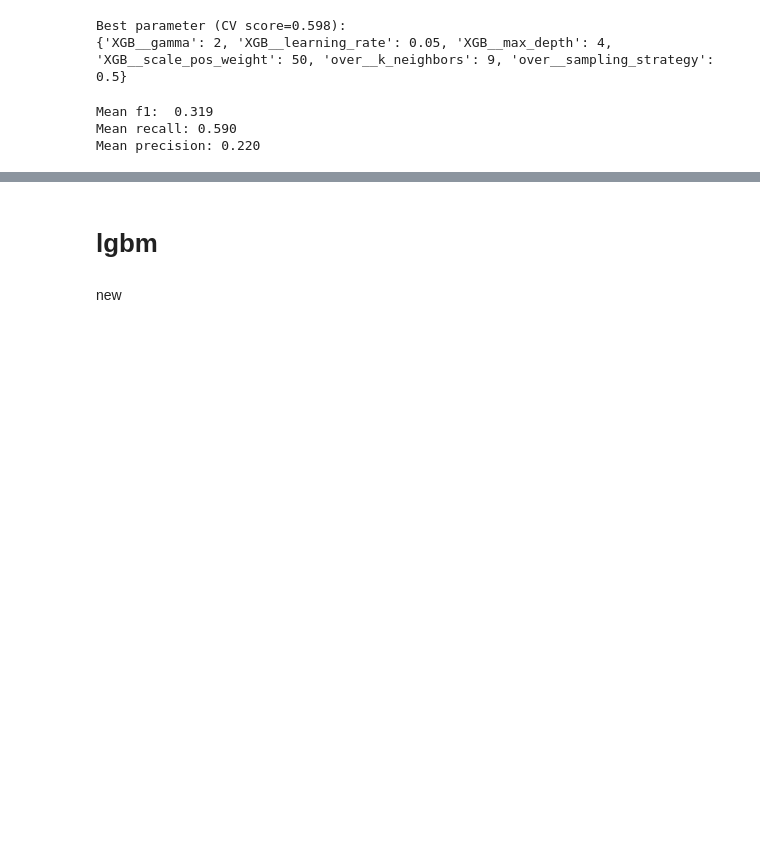
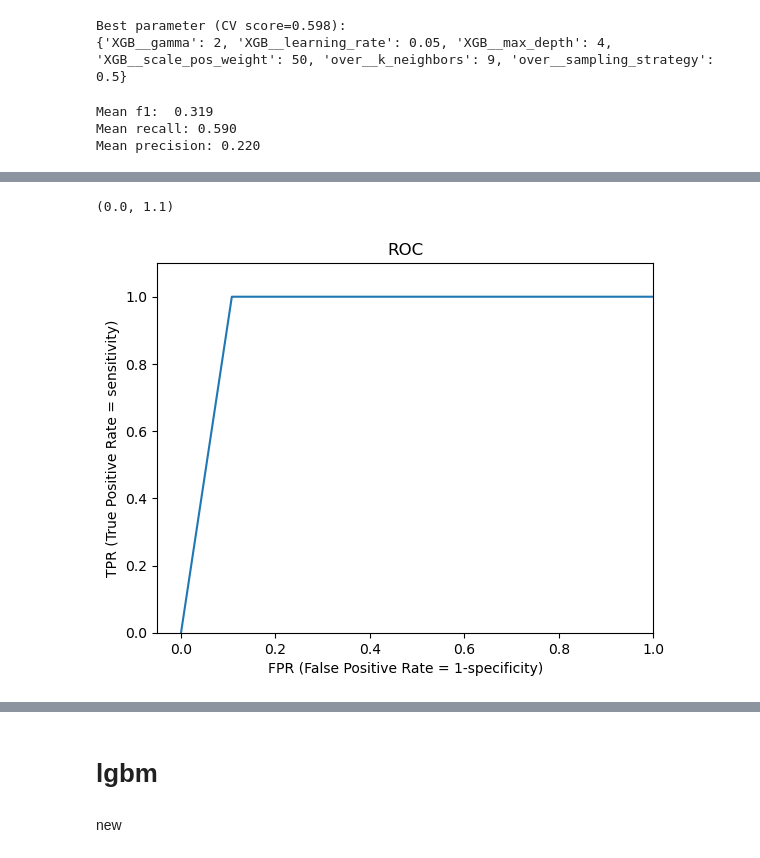
Before and after one commit to roy2392/breast_cancer_classification, a Jupyter notebook: pipline for A Stage.ipynb, the cells around one changed output, grey strips where cells are left out. Cells and saved outputs as stored; diff of their text form; code cells hidden in the pictures; blank space fills up the shorter version.

```diff
--- a/pipline for A Stage.ipynb
+++ b/pipline for A Stage.ipynb
@@ -672,0 +754,17 @@ weighted avg       0.98      0.91      0.94      4024
+# %%
+XGB = XGBClassifier(n_estimators=700)
+over = SMOTE()
+scaler = StandardScaler() #אני מנסה פה להשתמש בסקלר בלי לעטוף חזרה את הנתונים בטבלת פנדה. אם זה לא יעבוד נעטוף בפונקציה נפרדת
+XGB_steps = [("scaler", scaler), ("over", over), ("XGB", XGB)]
+pipe_XGB= Pipeline(steps=XGB_steps)
+
+param_grid_XGB = {
+    "over__sampling_strategy": [0.4,0.5,0.6],
+    "over__k_neighbors": [7,9],
+    "XGB__max_depth": [3,4,5],
+    "XGB__scale_pos_weight": [10,50,80,90],
+    'XGB__subsample': [0.8,1.0],
+    "XGB__colsample_bytree": [0.8,1.0],
+    "XGB__gamma":[ 2,3,5],
+    "XGB__learning_rate":[0.05,0.01]
+}
@@ -672,0 +791,12 @@ weighted avg       0.98      0.91      0.94      4024
+# %%
+fpr, tpr, thresholds = roc_curve(y, XGB_estimator.predict(X), pos_label=1)
+res = pd.DataFrame({'FPR': fpr, 'TPR': tpr, 'Threshold': thresholds})
+plt.plot(fpr, tpr)
+plt.title('ROC')
+plt.xlabel('FPR (False Positive Rate = 1-specificity)')
+plt.ylabel('TPR (True Positive Rate = sensitivity)')
+plt.xlim([-0.05, 1])
+plt.ylim([0, 1.1])
+# %% [output]
+(0.0, 1.1)
+[figure, added]
```
Also changed, not shown: parts of 29 cells of this notebook, 1 other file.
